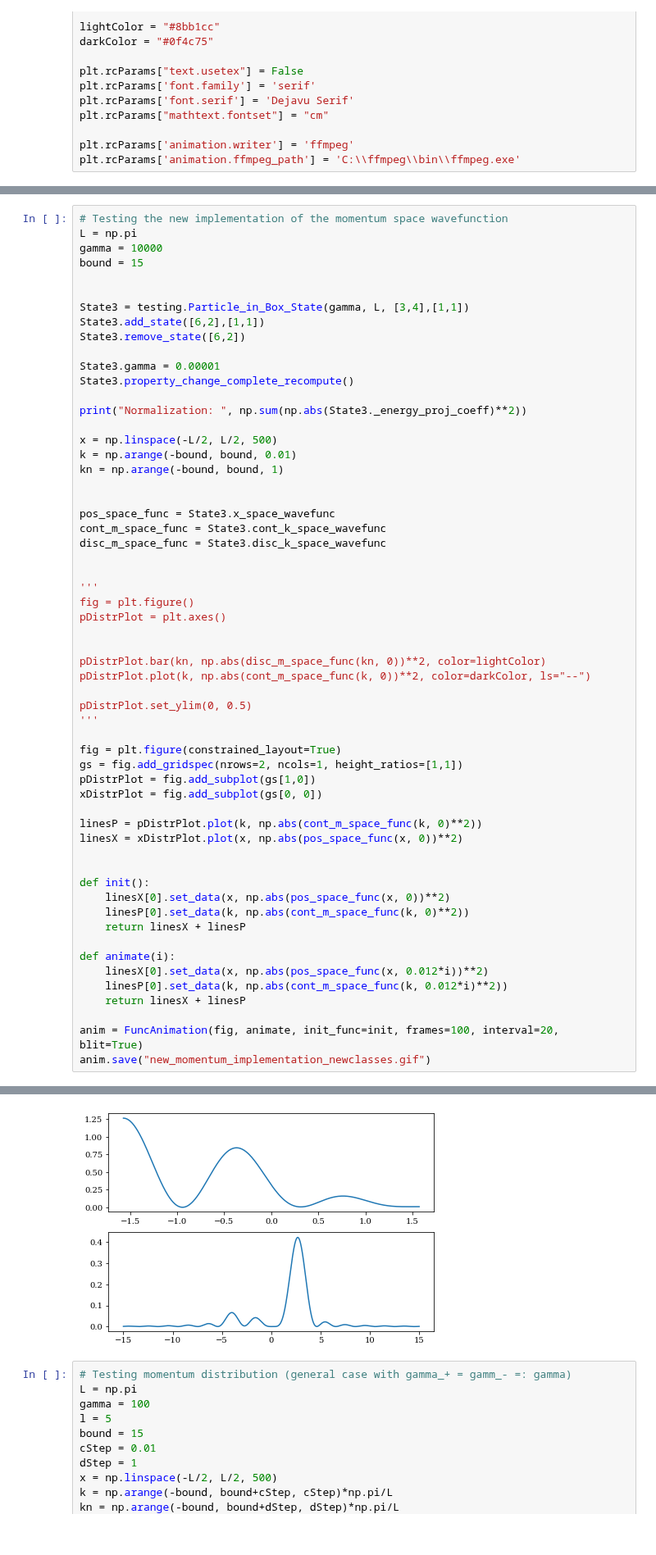
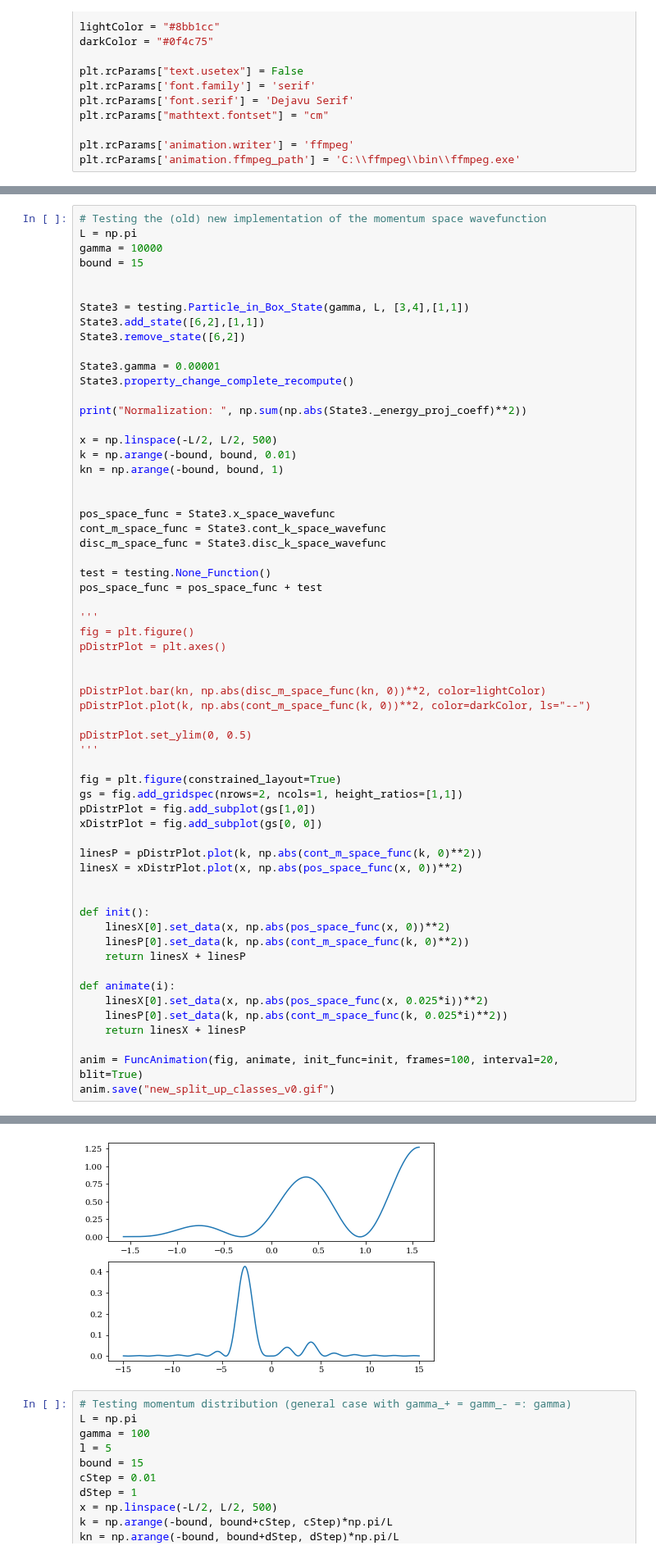
Before and after one commit to wyssard/Particle_in_a_Box, a Jupyter notebook: test_testing.ipynb, the cells around one changed output, grey strips where cells are left out. Shown at 82% size. Saved outputs shown, nothing was run; the diff lists cells and outputs as text.

Commit message:
new class split up fully working (slower)

```diff
--- a/test_testing.ipynb
+++ b/test_testing.ipynb
@@ -19,5 +84,5 @@ plt.rcParams['animation.ffmpeg_path'] = 'C:\\ffmpeg\\bin\\ffmpeg.exe'
 # %%
-# Testing the new implementation of the momentum space wavefunction
+# Testing the (old) new implementation of the momentum space wavefunction
 L = np.pi
 gamma = 10000
 bound = 15
@@ -41,6 +106,8 @@ pos_space_func = State3.x_space_wavefunc
 cont_m_space_func = State3.cont_k_space_wavefunc
 disc_m_space_func = State3.disc_k_space_wavefunc
 
+test = testing.None_Function()
+pos_space_func = pos_space_func + test
 
 '''
 fig = plt.figure()
@@ -57,37 +124,37 @@ fig = plt.figure(constrained_layout=True)
 gs = fig.add_gridspec(nrows=2, ncols=1, height_ratios=[1,1])
 pDistrPlot = fig.add_subplot(gs[1,0])
 xDistrPlot = fig.add_subplot(gs[0, 0])
 
 linesP = pDistrPlot.plot(k, np.abs(cont_m_space_func(k, 0)**2))
 linesX = xDistrPlot.plot(x, np.abs(pos_space_func(x, 0))**2)
 
 
 def init():
     linesX[0].set_data(x, np.abs(pos_space_func(x, 0))**2)
     linesP[0].set_data(k, np.abs(cont_m_space_func(k, 0)**2))
     return linesX + linesP
 
 def animate(i):
-    linesX[0].set_data(x, np.abs(pos_space_func(x, 0.012*i))**2)
-    linesP[0].set_data(k, np.abs(cont_m_space_func(k, 0.012*i)**2))
+    linesX[0].set_data(x, np.abs(pos_space_func(x, 0.025*i))**2)
+    linesP[0].set_data(k, np.abs(cont_m_space_func(k, 0.025*i)**2))
     return linesX + linesP
 
 anim = FuncAnimation(fig, animate, init_func=init, frames=100, interval=20, blit=True)
-anim.save("new_momentum_implementation_newclasses.gif")
+anim.save("new_split_up_classes_v0.gif")
 # %% [output]
 adding state(s):  [3, 4]
 current config:  [3, 4]
 adding state(s):  [6, 2]
 current config:  [3, 4, 6, 2]
 removing state(s):  [6, 2]
 current config:  [3, 4]
 recomputing all momentum projection coefficients...
 removing state(s):  [3, 4]
 current config:  []
 adding state(s):  [3, 4]
 current config:  [3, 4]
 Normalization:  1.0000000000000002
-[figure, old version]
+[figure, new version]
 # %%
 # Testing momentum distribution (general case with gamma_+ = gamm_- =: gamma)
 L = np.pi
```
Also changed, not shown: parts of 1 cell of this notebook, 3 other files.
